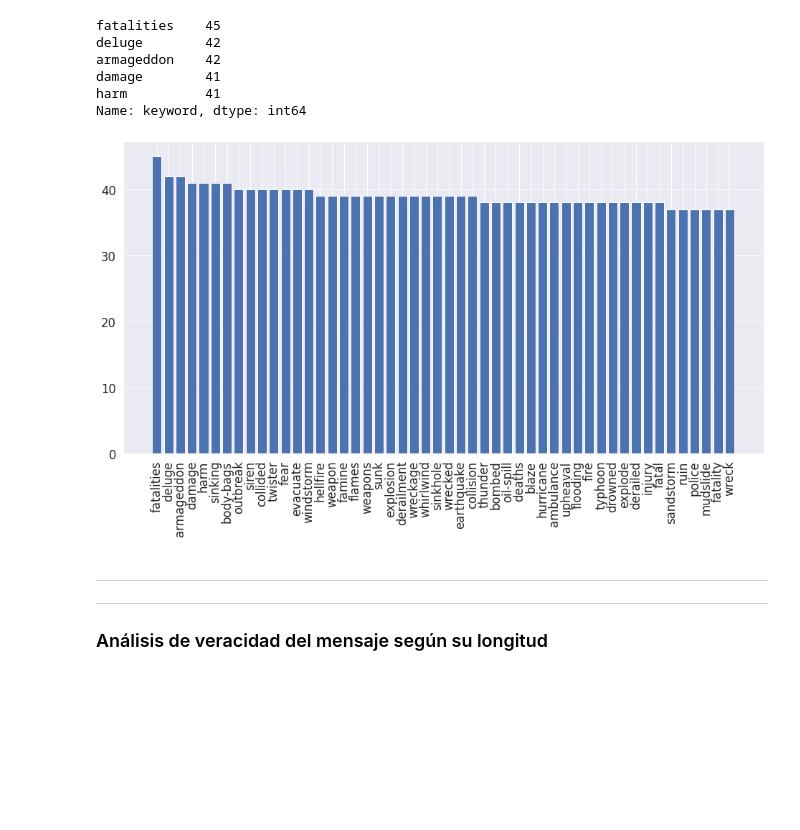
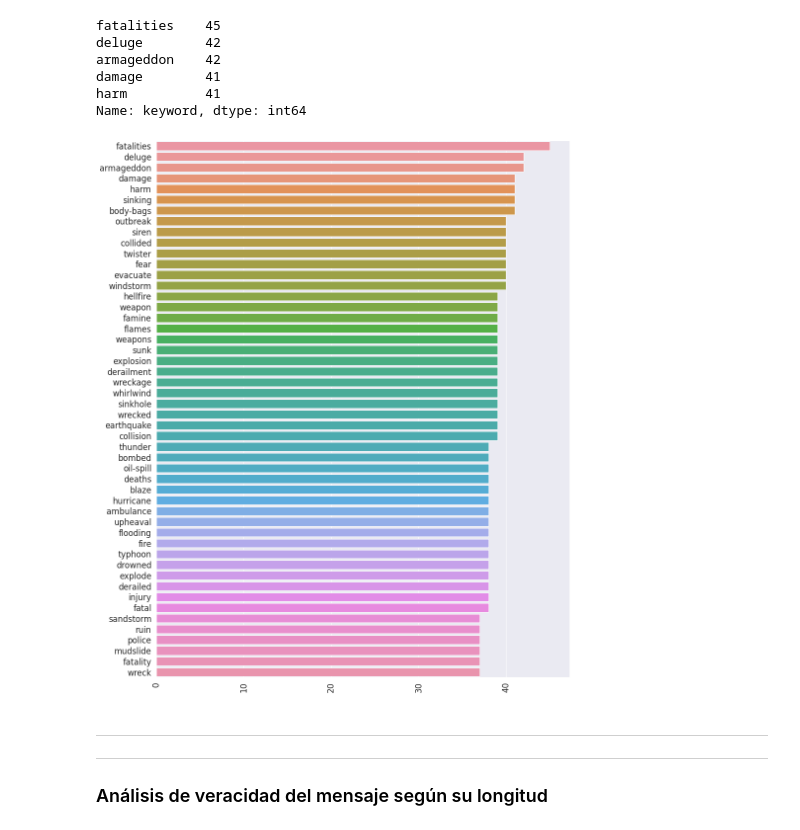
Before and after one commit to ffelfis/Orga_Datos_TPs, a Jupyter notebook: TP1/nb_Facundo.ipynb, the cells around one changed output. Saved outputs shown, nothing was run; the diff lists cells and outputs as text; code cells hidden in the pictures; blank space fills up the shorter version.

```diff
--- a/TP1/nb_Facundo.ipynb
+++ b/TP1/nb_Facundo.ipynb
@@ -385,17 +470,17 @@ damage        41
 harm          41
 Name: keyword, dtype: int64
 # %%
-plt.figure(figsize=(16,8))
+plt.figure(figsize=(15,20))
 
-x = keywords_freq.index
-y = keywords_freq.values
+kw = keywords_freq.index
+counts = keywords_freq.values
 
-plt.bar(x, height=y)
+plot = sb.barplot(x = counts, y = kw, orient = 'h')
 plt.xticks(rotation=90)
 
 plt.show()
 # %% [output]
-[figure, old version]
+[figure, new version]
 # %% [markdown]
 ---
 ---
```
Also changed, not shown: parts of 12 cells of this notebook, 1 other file.
